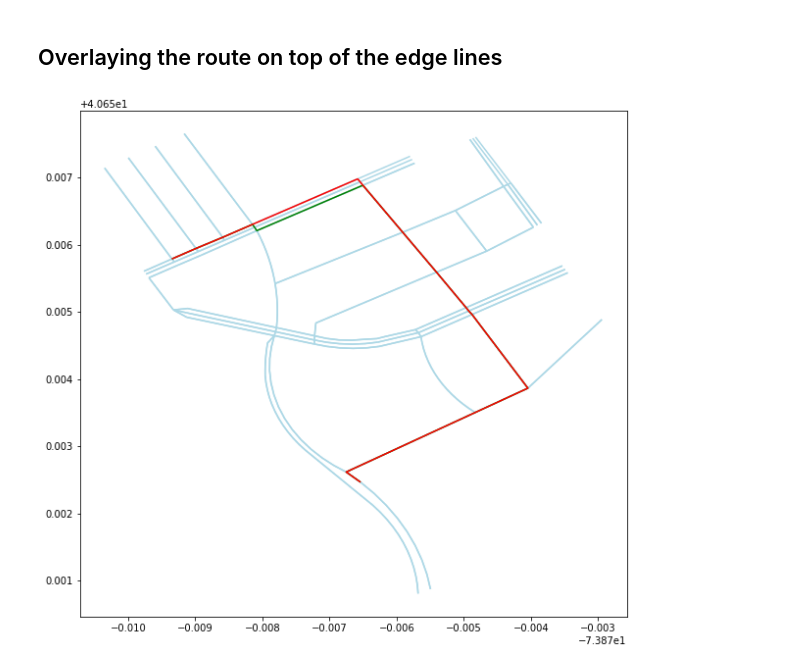
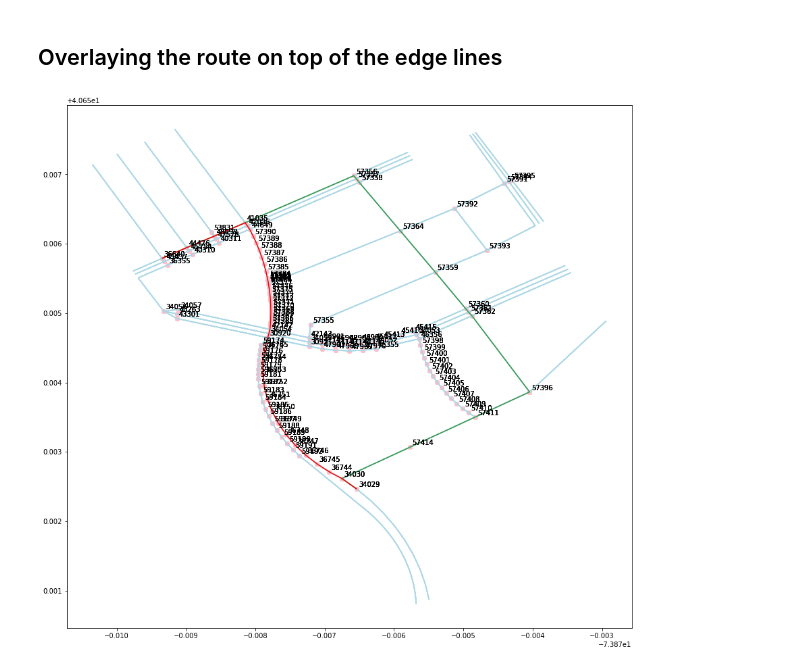
Before and after one commit to jeremysze/GIS_exploration, a Jupyter notebook: code/networkdistance_lion-issues2.ipynb, the cells around one changed output. Cells and saved outputs as stored; diff of their text form; code cells hidden in the pictures.

Commit message:
add manual route

```diff
--- a/code/networkdistance_lion-issues2.ipynb
+++ b/code/networkdistance_lion-issues2.ipynb
@@ -127 +91,17 @@ route_geom.loc[2, 'id'] = str(list(route_nodes['node_id'].values))
+# %%
+# Using bellman_ford_path
+route = nx.bellman_ford_path(G, source=orig_node, target=target_node, weight = 'distance')
+route_nodes = node_gdf.loc[route]
+route_line = LineString(list(route_nodes.geometry.values))
+route_geom.loc[4, 'geometry'] = route_line
+route_geom.loc[4, 'id'] = str(list(route_nodes['node_id'].values))
+# %%
+# Manually creating the route
+route = [36640, 44476, 48098, 41035, 41036, 44649, 57390, 57389, 57388, 57387, 57386, 57385, 57384, 57383, 57382, 57381, 57380, 57379, 57378, 57363, 57377, 57376, 57375, 57374, 57373, 57372, 57371, 57370, 57369, 57368, 57367, 57366, 57365, 42142, 34054, 30920, 36755, 36754, 36753, 36752, 36751, 36750, 36749, 36748, 36747, 36746, 36745, 36744, 34030, 34029]
+route_nodes = node_gdf.loc[route]
+route_line = LineString(list(route_nodes.geometry.values))
+route_geom.loc[5, 'geometry'] = route_line
+route_geom.loc[5, 'id'] = str(list(route_nodes['node_id'].values))
+# %%
+route_geom['distance'] = route_geom['geometry'].length
 # %%
@@ -147,16 +124,22 @@ df = gpd.GeoDataFrame(gpd.GeoSeries(bounding_box), columns=['geometry'])
 df['bbox'] = 1
 df.crs = {'init': 'epsg:4326'}
 join_left_df = gpd.sjoin(lion_shp, df, how="left")
-join_left_df.loc[join_left_df['bbox'] == 1].plot(figsize = (10,10))
+join_left_df = gpd.GeoDataFrame(join_left_df.loc[join_left_df['bbox'] == 1])
+join_left_df.plot(figsize = (10,10))
 # %% [output]
 <matplotlib.axes._subplots.AxesSubplot at 0x...>
 [figure]
 # %% [markdown]
 ## Overlaying the route on top of the edge lines
 # %%
-base = join_left_df.loc[join_left_df['bbox'] == 1].plot(figsize = (10,10), color = 'lightblue')
-#route_geom.plot(ax=base, color='red');
-route_geom.loc[[0],'geometry'].plot(ax=base, color='green');
-route_geom.loc[[1],'geometry'].plot(ax=base, color='red');
+base = join_left_df.loc[join_left_df['bbox'] == 1].plot(figsize = (15,15), color = 'lightblue')
+
+ax = node_join_left_df.loc[node_join_left_df['bbox'] == 1].plot(ax=base, figsize = (15,15), color = 'pink')
+
+for x, y, label in zip(node_join_left_df.geometry.x, node_join_left_df.geometry.y, node_join_left_df.node_id):
+    ax.annotate(label, xy=(x, y), xytext=(3, 3), textcoords="offset points")
+
+route_geom.loc[[1],'geometry'].plot(ax=base, color='green', alpha=0.7);
+route_geom.loc[[5],'geometry'].plot(ax=base, color='red', );
 # %% [output]
-[figure, old version]
+[figure, new version]
```
Also changed, not shown: parts of 29 cells of this notebook.
